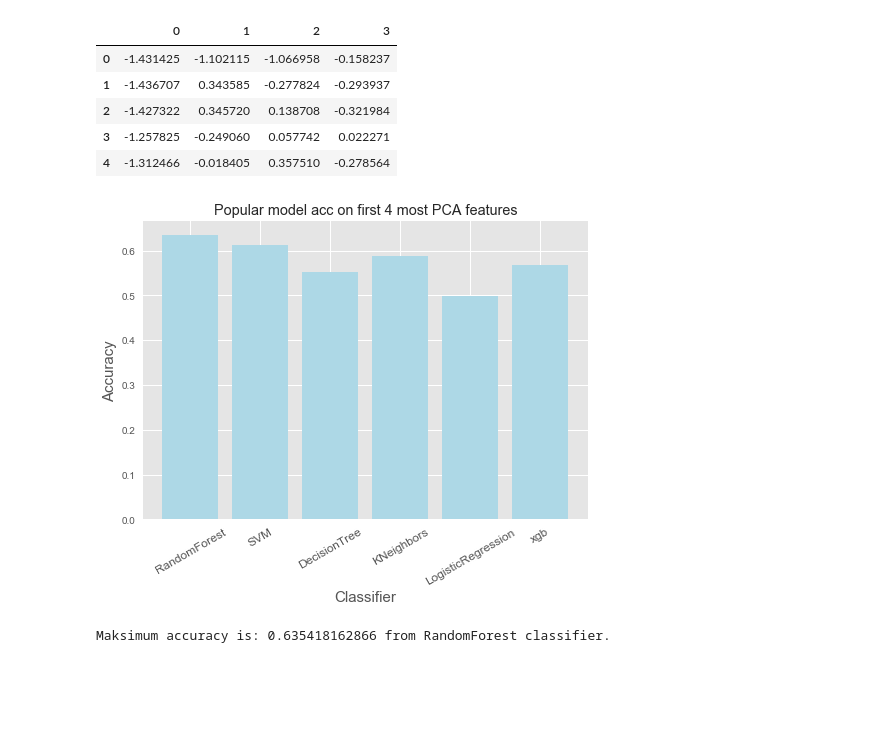
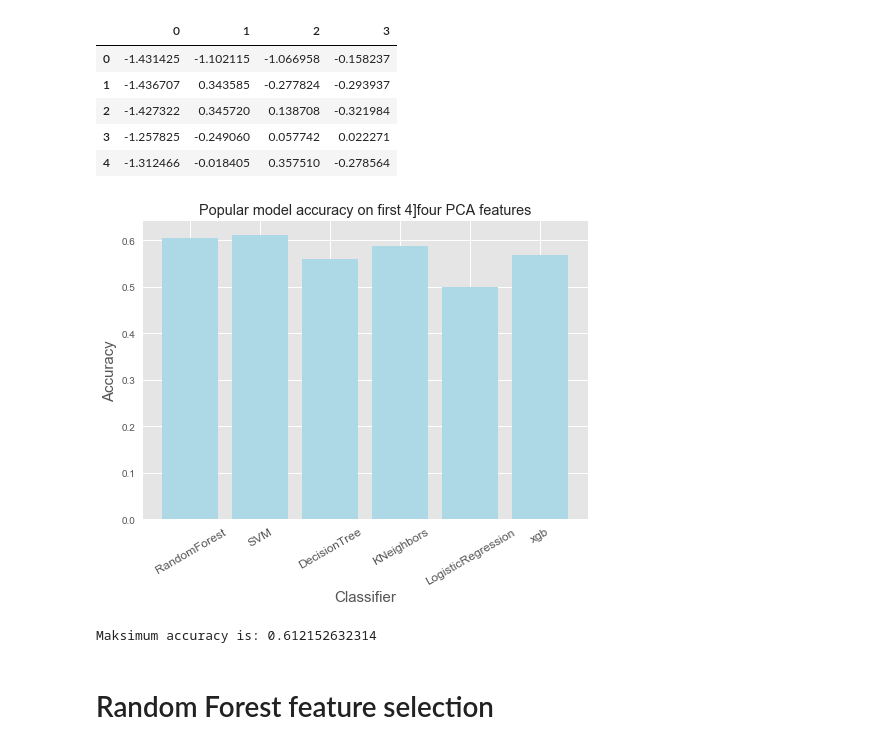
Before and after one commit to danielponikowski/Python, a Jupyter notebook: GlassDataset.ipynb, the cells around one changed output. Saved outputs shown, nothing was run; the diff lists cells and outputs as text; code cells hidden in the pictures; blank space fills up the shorter version.

```diff
--- a/GlassDataset.ipynb
+++ b/GlassDataset.ipynb
@@ -142,33 +153,35 @@ score_rf_PCA = cross_val_score(estimator=rf,cv=7,X=glass_PCA,y=target)
 # %%
 svm_PCA = SVC()
-score_svm_PCA = cross_val_score(estimator=svm,cv=7,X=glass_PCA,y=target)
+score_svm_PCA = cross_val_score(estimator=svm_PCA,cv=7,X=glass_PCA,y=target)
 # %%
 tree_PCA = DecisionTreeClassifier()
-score_tree_PCA = cross_val_score(estimator=tree,cv=7,X=glass_PCA,y=target)
+score_tree_PCA = cross_val_score(estimator=tree_PCA,cv=7,X=glass_PCA,y=target)
 # %%
 neighboor_PCA = KNeighborsClassifier()
-score_neighboor_PCA = cross_val_score(estimator=neighboor,cv=7,X=glass_PCA,y=target)
+score_neighboor_PCA = cross_val_score(estimator=neighboor_PCA,cv=7,X=glass_PCA,y=target)
 # %%
 log_reg_PCA = LogisticRegression()
-score_log_reg_PCA = cross_val_score(estimator=log_reg,cv=7,X=glass_PCA,y=target)
+score_log_reg_PCA = cross_val_score(estimator=log_reg_PCA,cv=7,X=glass_PCA,y=target)
 # %%
 xgb_PCA = XGBClassifier()
 score_xgb_PCA = cross_val_score(estimator=xgb_PCA,cv=7,X=glass_PCA,y=target)
 # %%
 scores_PCA = [np.mean(score_rf_PCA),np.mean(score_svm_PCA),np.mean(score_tree_PCA),np.mean(score_neighboor_PCA),
               np.mean(score_log_reg_PCA),np.mean(score_xgb_PCA)]
 label = ["RandomForest","SVM","DecisionTree","KNeighbors","LogisticRegression","xgb"]
 index = np.arange(len(label))
 
 plt.style.use("ggplot")
 plt.bar(index, scores_PCA, color = "lightblue")
 plt.xlabel('Classifier', fontsize=15)
 plt.ylabel('Accuracy', fontsize=15)
 plt.xticks(index, label, fontsize=12, rotation=30)
-plt.title("Popular model acc on first 4 most PCA features")
+plt.title("Popular model accuracy on first 4]four PCA features")
 plt.show()
 
-print("Maksimum accuracy is: " + str(max(scores_PCA)) + " from " + str(label[0]) + " classifier.")
+print("Maksimum accuracy is: " + str(max(scores_PCA)))
 # %% [output]
-[figure, old version]
+[figure, new version]
-Maksimum accuracy is: 0.635418162866 from RandomForest classifier.
+Maksimum accuracy is: 0.612152632314
+# %% [markdown]
+# Random Forest feature selection
```
Also changed, not shown: parts of 19 cells of this notebook, 1 other file.
